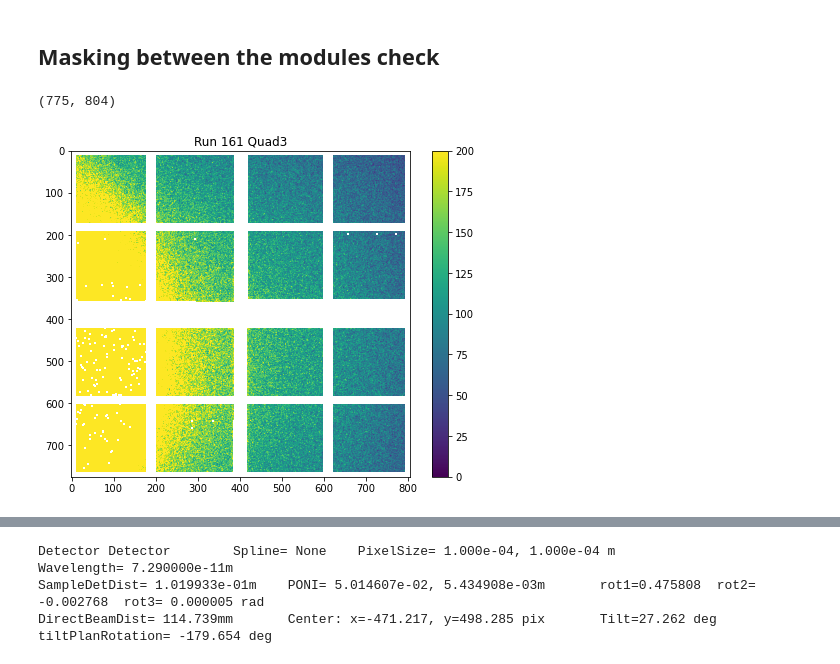
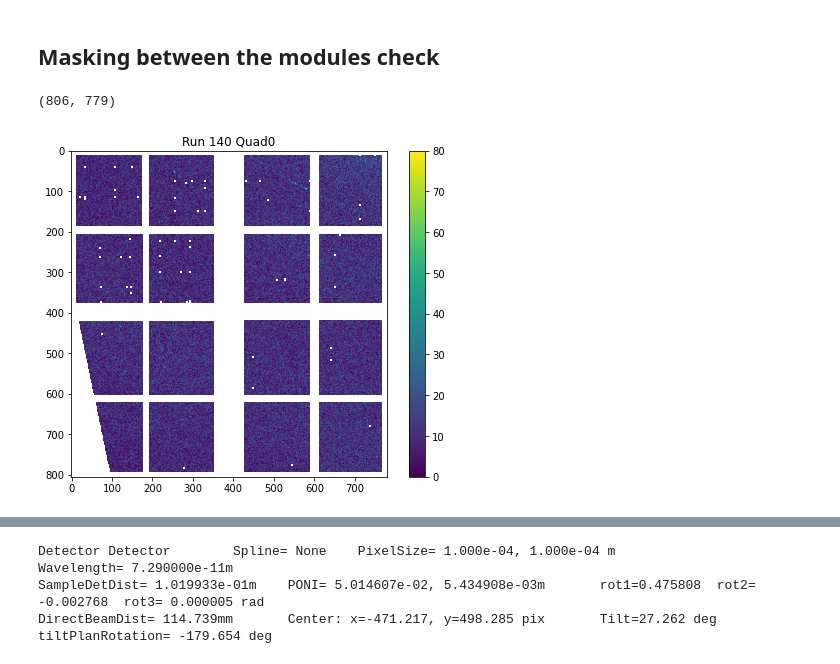
Before and after one commit to meeramadhavi/MEC_XRD_VISAR, a Jupyter notebook: Azimuthal_integration_Meera.ipynb, the cells around one changed output, grey strips where cells are left out. Saved outputs shown, nothing was run; the diff lists cells and outputs as text; code cells hidden in the pictures.

```diff
--- a/Azimuthal_integration_Meera.ipynb
+++ b/Azimuthal_integration_Meera.ipynb
@@ -424,48 +424,55 @@ np.shape(mask_tri)
 # %% [markdown]
 ## Masking between the modules check
 # %%
-Run = Runs[7]
-quad_2_plot = 3
+Run = Runs[0]
+quad_2_plot = 0
 test = Run_images['Run ' +str(Run)] ['Quad' + str(quad_2_plot)]
 mask_moduleedge = np.full(np.shape(test), True)
 # mask_moduleedge[:, 180:190] = False
 # mask_moduleedge[190:205, :] = False
 # mask_moduleedge[:, 590:610] = False    # areas which are false are zeros and true is one.
 # mask_moduleedge[605:620, :] = False
 # mask_moduleedge[380:400, :] = False
 # mask_moduleedge[:, 355:425] = False
+mask_moduleedge[:, 180:190] = False
+mask_moduleedge[190:205, :] = False
+mask_moduleedge[:, 590:610] = False    # areas which are false are zeros and true is one.
+mask_moduleedge[605:620, :] = False
+mask_moduleedge[380:400, :] = False
+mask_moduleedge[:, 355:425] = False
 
-mask_moduleedge[:, 180:200] = False
-mask_moduleedge[175:190, :] = False
-mask_moduleedge[:, 600:620] = False    # areas which are false are zeros and true is one.
-mask_moduleedge[585:600, :] = False
+# mask_moduleedge[:, 180:200] = False
+# mask_moduleedge[175:190, :] = False
+# mask_moduleedge[:, 600:620] = False    # areas which are false are zeros and true is one.
+# mask_moduleedge[585:600, :] = False
 # mask_moduleedge[350:360, :] = False
 # mask_moduleedge[:, 375:385] = False
 
 mask_1 = test != 0.0 # masks out the low pixels(<1) (areas between the modules) (i.e these values are true)
 mask_2 = test < 500 ## masks out the hot pixels (>500) (areas between the modules)(i.e these values are true)
 mask_edge = np.full(np.shape(test), True)
 mask_edge[0:edge_mask_width, :] = False
 mask_edge[-edge_mask_width:-1, :] = False
 mask_edge[:, 0:edge_mask_width] = False    # areas which are false are zeros and true is one.
 mask_edge[:, -edge_mask_width:-1] = False
 
 
 mask_moduleedge = mask_moduleedge.astype('float')
 mask_moduleedge[mask_moduleedge==0] = np.nan
 
-masknew =mask_1*mask_2*mask_edge*mask_moduleedge
+masknew =mask_1*mask_2*mask_edge*mask_moduleedge* mask_tri
+#masknew = mask_1 & mask_2 & mask_edge & mask_moduleedge & mask_tri
 masknew = masknew.astype('float')
 masknew[masknew==0] =  np.nan
 
-plt.imshow(test*masknew, vmin= 0, vmax=200)
+plt.imshow(test*masknew, vmin= 0, vmax=80)
 plt.colorbar()
 plt.title('Run ' +str(Run) + ' Quad' + str(quad_2_plot))
 
 np.shape(test)
 # %% [output]
-(775, 804)
+(806, 779)
-[figure, old version]
+[figure, new version]
 # %%
 
 plt.figure()
```
Also changed, not shown: parts of 12 cells of this notebook.
